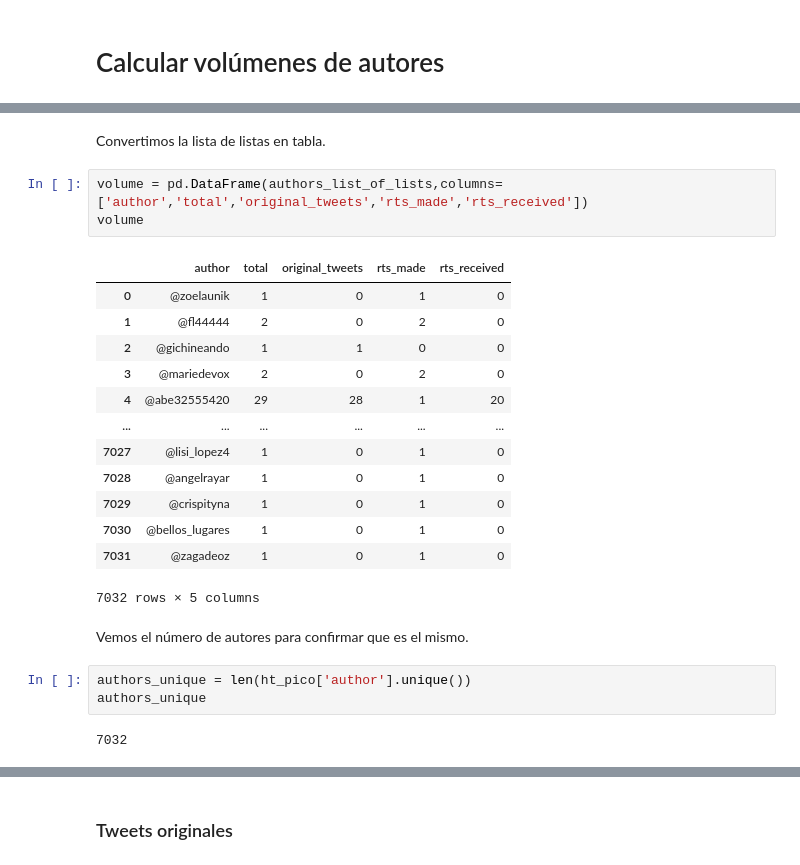
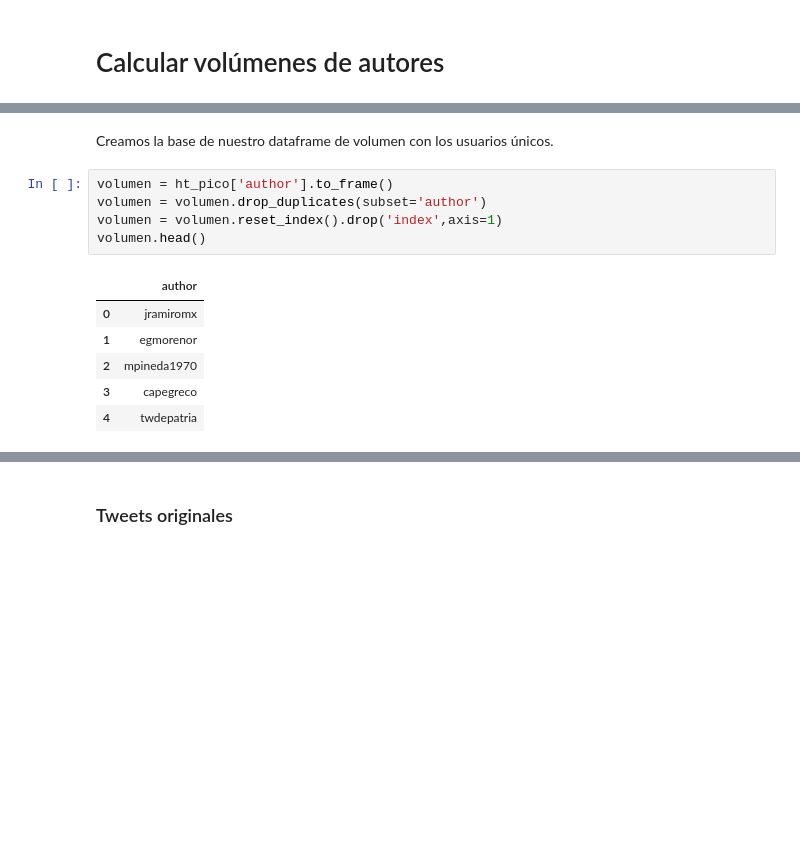
Before and after one commit to Estrohacker/como-analizar-twitter, a Jupyter notebook: t-hoarder twitter scraper/0. Analisis de FelizMartes con Python.ipynb, the cells around one changed output, grey strips where cells are left out. Cells and saved outputs as stored; diff of their text form; blank space fills up the shorter version.

```diff
--- a/t-hoarder twitter scraper/0. Analisis de FelizMartes con Python.ipynb
+++ b/t-hoarder twitter scraper/0. Analisis de FelizMartes con Python.ipynb
@@ -396,26 +377,14 @@ for author in author_list:
-# %% [markdown]
-Convertimos la lista de listas en tabla.
-# %%
-volume = pd.DataFrame(authors_list_of_lists,columns=['author','total','original_tweets','rts_made','rts_received'])
-volume
-# %% [output]
-|  | author | total | original_tweets | rts_made | rts_received |
-| 0 | @zoelaunik | 1 | 0 | 1 | 0 |
-| 1 | @fl44444 | 2 | 0 | 2 | 0 |
-| 2 | @gichineando | 1 | 1 | 0 | 0 |
-| 3 | @mariedevox | 2 | 0 | 2 | 0 |
-| 4 | @abe32555420 | 29 | 28 | 1 | 20 |
-| ... | ... | ... | ... | ... | ... |
-| 7027 | @lisi_lopez4 | 1 | 0 | 1 | 0 |
-| 7028 | @angelrayar | 1 | 0 | 1 | 0 |
-| 7029 | @crispityna | 1 | 0 | 1 | 0 |
-| 7030 | @bellos_lugares | 1 | 0 | 1 | 0 |
-| 7031 | @zagadeoz | 1 | 0 | 1 | 0 |
-7032 rows × 5 columns
-# %% [markdown]
-Vemos el número de autores para confirmar que es el mismo.
-# %%
-authors_unique = len(ht_pico['author'].unique())
-authors_unique
-# %% [output]
-7032
+# %% [markdown]
+Creamos la base de nuestro dataframe de volumen con los usuarios únicos.
+# %%
+volumen = ht_pico['author'].to_frame()
+volumen = volumen.drop_duplicates(subset='author')
+volumen = volumen.reset_index().drop('index',axis=1)
+volumen.head()
+# %% [output]
+|  | author |
+| 0 | jramiromx |
+| 1 | egmorenor |
+| 2 | mpineda1970 |
+| 3 | capegreco |
+| 4 | twdepatria |
```
Also changed, not shown: parts of 13 cells of this notebook, 6 other files.
